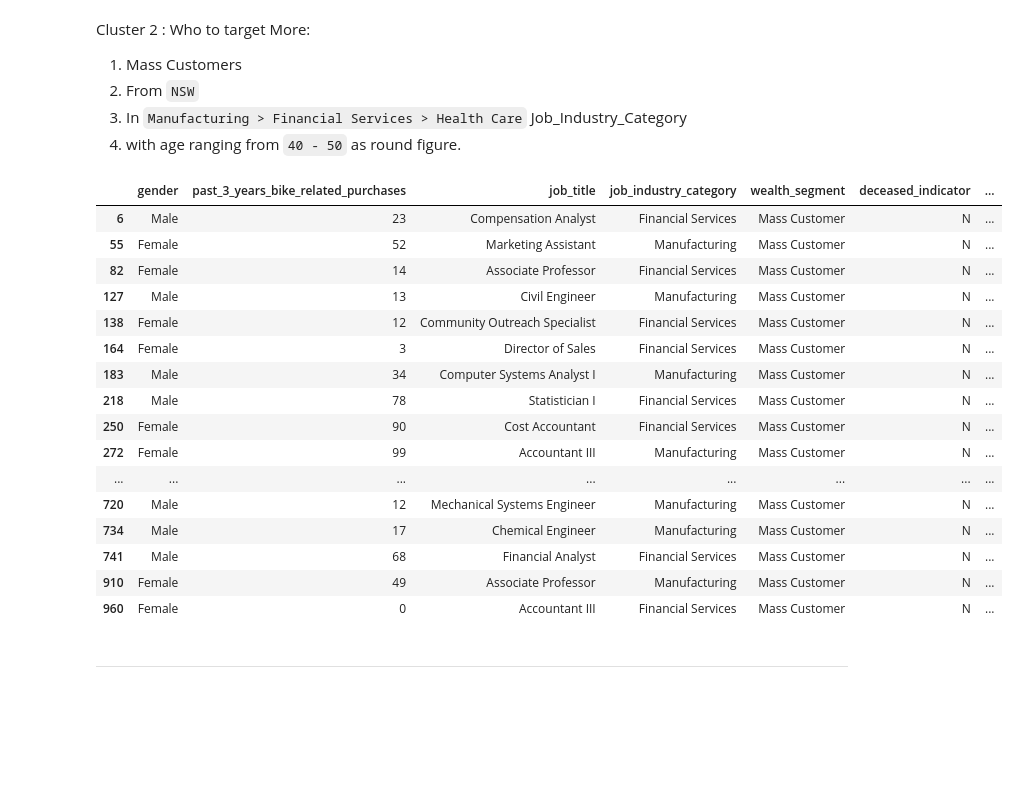
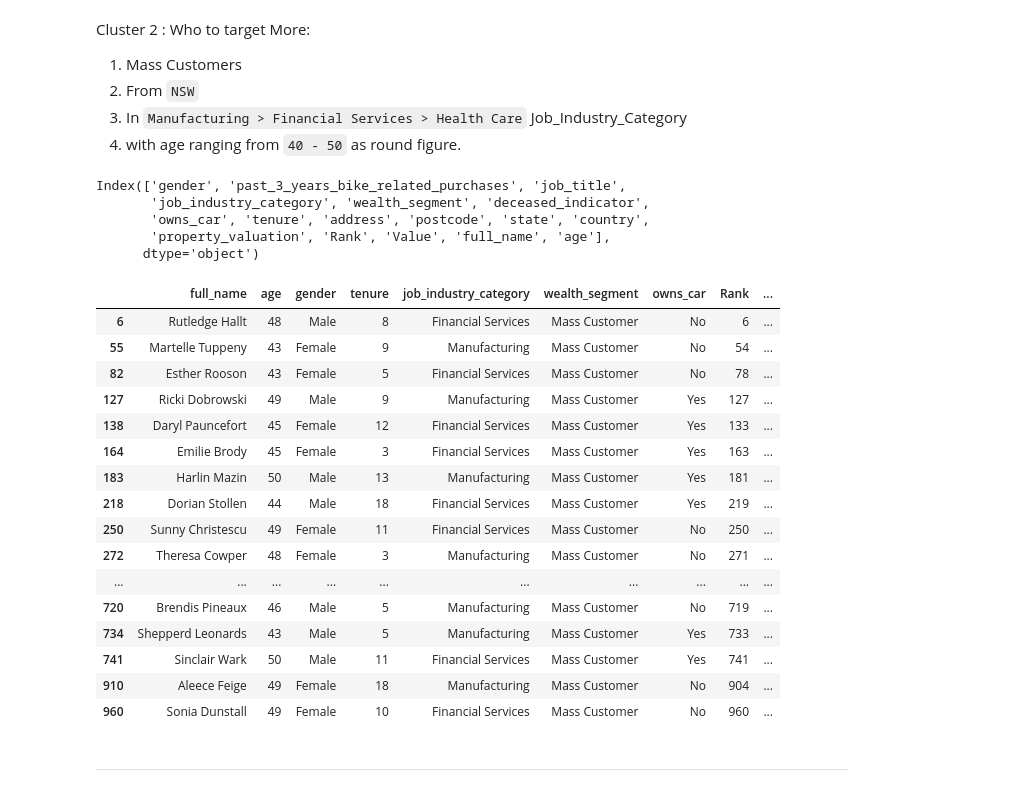
Before and after one commit to omkarpawar1430/KPMG-Virtual-Internship, a Jupyter notebook: Module 2/2_find_target_customers.ipynb, the cells around one changed output. Drawn from its saved outputs; the diff is of its cells as text; code cells hidden in the pictures; blank space fills up the shorter version.

```diff
--- a/Module 2/2_find_target_customers.ipynb
+++ b/Module 2/2_find_target_customers.ipynb
@@ -290,35 +290,43 @@ Who to target More:
 2. From `NSW`
 3. In `Manufacturing > Financial Services > Health Care` Job_Industry_Category
 4. with age ranging from `40 - 50` as round figure.
+# %%
+ndf.columns
+# %% [output]
+Index(['gender', 'past_3_years_bike_related_purchases', 'job_title',
+       'job_industry_category', 'wealth_segment', 'deceased_indicator',
+       'owns_car', 'tenure', 'address', 'postcode', 'state', 'country',
+       'property_valuation', 'Rank', 'Value', 'full_name', 'age'],
+      dtype='object')
 # %%
 # Filtering Out target Customers:
 
 cluster_2_criteria = (
     (ndf['wealth_segment'] == 'Mass Customer') &
     (ndf['state'] == 'NSW') &
     (ndf['job_industry_category'].isin(['Manufacturing', 'Financial Services', 'Health Care'])) &
     (ndf['age'].between(40, 50, inclusive='both'))
 )
 
 Target_customers_list = ndf[cluster_2_criteria]
-Target_customers_list
+Target_customers_list[['full_name', 'age', 'gender', 'tenure', 'job_industry_category', 'wealth_segment','owns_car', 'Rank', 'Value', 'past_3_years_bike_related_purchases', 'state']]
 # %% [output]
-|  | gender | past_3_years_bike_related_purchases | job_title | job_industry_category | wealth_segment | deceased_indicator | ... |
-| 6 | Male | 23 | Compensation Analyst | Financial Services | Mass Customer | N | ... |
-| 55 | Female | 52 | Marketing Assistant | Manufacturing | Mass Customer | N | ... |
-| 82 | Female | 14 | Associate Professor | Financial Services | Mass Customer | N | ... |
-| 127 | Male | 13 | Civil Engineer | Manufacturing | Mass Customer | N | ... |
-| 138 | Female | 12 | Community Outreach Specialist | Financial Services | Mass Customer | N | ... |
-| 164 | Female | 3 | Director of Sales | Financial Services | Mass Customer | N | ... |
-| 183 | Male | 34 | Computer Systems Analyst I | Manufacturing | Mass Customer | N | ... |
-| 218 | Male | 78 | Statistician I | Financial Services | Mass Customer | N | ... |
-| 250 | Female | 90 | Cost Accountant | Financial Services | Mass Customer | N | ... |
-| 272 | Female | 99 | Accountant III | Manufacturing | Mass Customer | N | ... |
-| ... | ... | ... | ... | ... | ... | ... | ... |
-| 720 | Male | 12 | Mechanical Systems Engineer | Manufacturing | Mass Customer | N | ... |
-| 734 | Male | 17 | Chemical Engineer | Manufacturing | Mass Customer | N | ... |
-| 741 | Male | 68 | Financial Analyst | Financial Services | Mass Customer | N | ... |
-| 910 | Female | 49 | Associate Professor | Manufacturing | Mass Customer | N | ... |
-| 960 | Female | 0 | Accountant III | Financial Services | Mass Customer | N | ... |
+|  | full_name | age | gender | tenure | job_industry_category | wealth_segment | owns_car | Rank | ... |
+| 6 | Rutledge Hallt | 48 | Male | 8 | Financial Services | Mass Customer | No | 6 | ... |
+| 55 | Martelle Tuppeny | 43 | Female | 9 | Manufacturing | Mass Customer | No | 54 | ... |
+| 82 | Esther Rooson | 43 | Female | 5 | Financial Services | Mass Customer | No | 78 | ... |
+| 127 | Ricki Dobrowski | 49 | Male | 9 | Manufacturing | Mass Customer | Yes | 127 | ... |
+| 138 | Daryl Pauncefort | 45 | Female | 12 | Financial Services | Mass Customer | Yes | 133 | ... |
+| 164 | Emilie Brody | 45 | Female | 3 | Financial Services | Mass Customer | Yes | 163 | ... |
+| 183 | Harlin Mazin | 50 | Male | 13 | Manufacturing | Mass Customer | Yes | 181 | ... |
+| 218 | Dorian Stollen | 44 | Male | 18 | Financial Services | Mass Customer | Yes | 219 | ... |
+| 250 | Sunny Christescu | 49 | Female | 11 | Financial Services | Mass Customer | No | 250 | ... |
+| 272 | Theresa Cowper | 48 | Female | 3 | Manufacturing | Mass Customer | No | 271 | ... |
+| ... | ... | ... | ... | ... | ... | ... | ... | ... | ... |
+| 720 | Brendis Pineaux | 46 | Male | 5 | Manufacturing | Mass Customer | No | 719 | ... |
+| 734 | Shepperd Leonards | 43 | Male | 5 | Manufacturing | Mass Customer | Yes | 733 | ... |
+| 741 | Sinclair Wark | 50 | Male | 11 | Financial Services | Mass Customer | Yes | 741 | ... |
+| 910 | Aleece Feige | 49 | Female | 18 | Manufacturing | Mass Customer | No | 904 | ... |
+| 960 | Sonia Dunstall | 49 | Female | 10 | Financial Services | Mass Customer | No | 960 | ... |
 # %% [markdown]
 ----------
```
Also changed, not shown: 5 other files.
